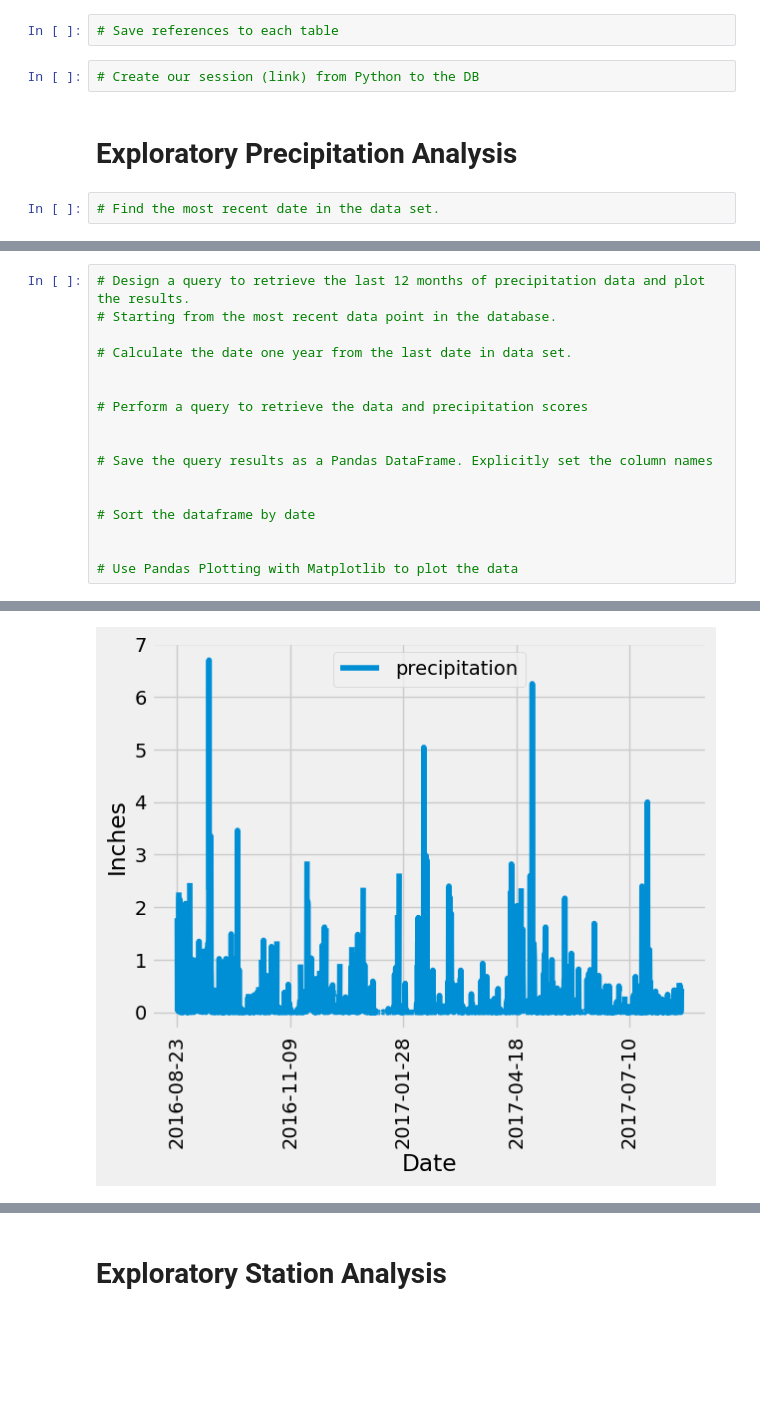
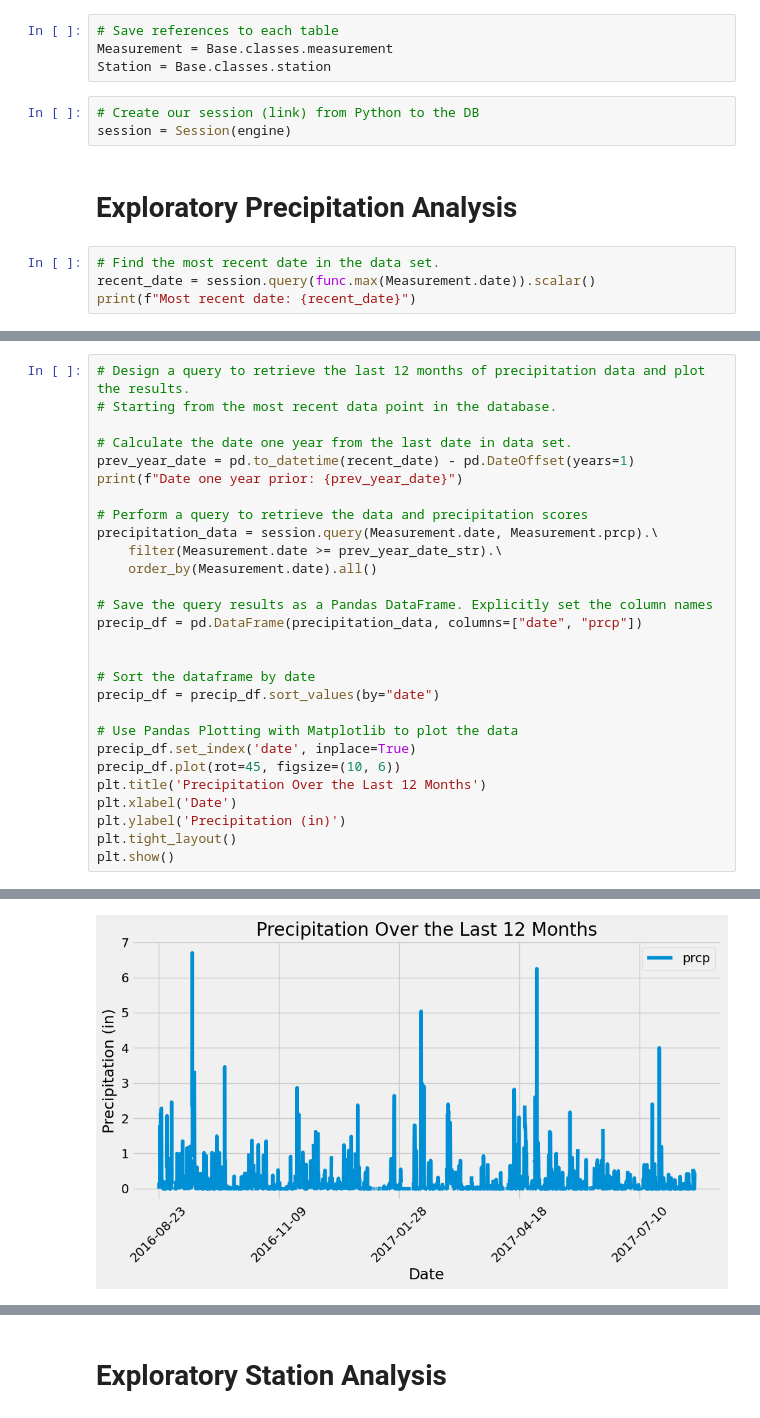
Before and after one commit to alexvallone24/sqlalchemy-challenge, a Jupyter notebook: SurfsUp/climate_starter.ipynb, the cells around one changed output, grey strips where cells are left out. Saved outputs shown, nothing was run; the diff lists cells and outputs as text; blank space fills up the shorter version.

Commit message:
Uploading part 1: station and precipitation analysis

```diff
--- a/SurfsUp/climate_starter.ipynb
+++ b/SurfsUp/climate_starter.ipynb
@@ -39,10 +39,15 @@ station
 No tables found.
 # %%
 # Save references to each table
+Measurement = Base.classes.measurement
+Station = Base.classes.station
 # %%
 # Create our session (link) from Python to the DB
+session = Session(engine)
 # %% [markdown]
 # Exploratory Precipitation Analysis
 # %%
 # Find the most recent date in the data set.
+recent_date = session.query(func.max(Measurement.date)).scalar()
+print(f"Most recent date: {recent_date}")
 # %% [output]
@@ -52,16 +57,27 @@ No tables found.
 # Starting from the most recent data point in the database.
 
 # Calculate the date one year from the last date in data set.
-
+prev_year_date = pd.to_datetime(recent_date) - pd.DateOffset(years=1)
+print(f"Date one year prior: {prev_year_date}")
 
 # Perform a query to retrieve the data and precipitation scores
-
+precipitation_data = session.query(Measurement.date, Measurement.prcp).\
+    filter(Measurement.date >= prev_year_date_str).\
+    order_by(Measurement.date).all()
 
 # Save the query results as a Pandas DataFrame. Explicitly set the column names
+precip_df = pd.DataFrame(precipitation_data, columns=["date", "prcp"])
 
 
 # Sort the dataframe by date
-
+precip_df = precip_df.sort_values(by="date")
 
 # Use Pandas Plotting with Matplotlib to plot the data
+precip_df.set_index('date', inplace=True)
+precip_df.plot(rot=45, figsize=(10, 6))
+plt.title('Precipitation Over the Last 12 Months')
+plt.xlabel('Date')
+plt.ylabel('Precipitation (in)')
+plt.tight_layout()
+plt.show()
 # %% [output]
@@ -69,3 +85,3 @@ Text(0, 0.5, 'Inches')
-[figure, old version]
+[figure, new version]
 # %%
 # Use Pandas to calculate the summary statistics for the precipitation data
```
Also changed, not shown: parts of 7 cells of this notebook.
